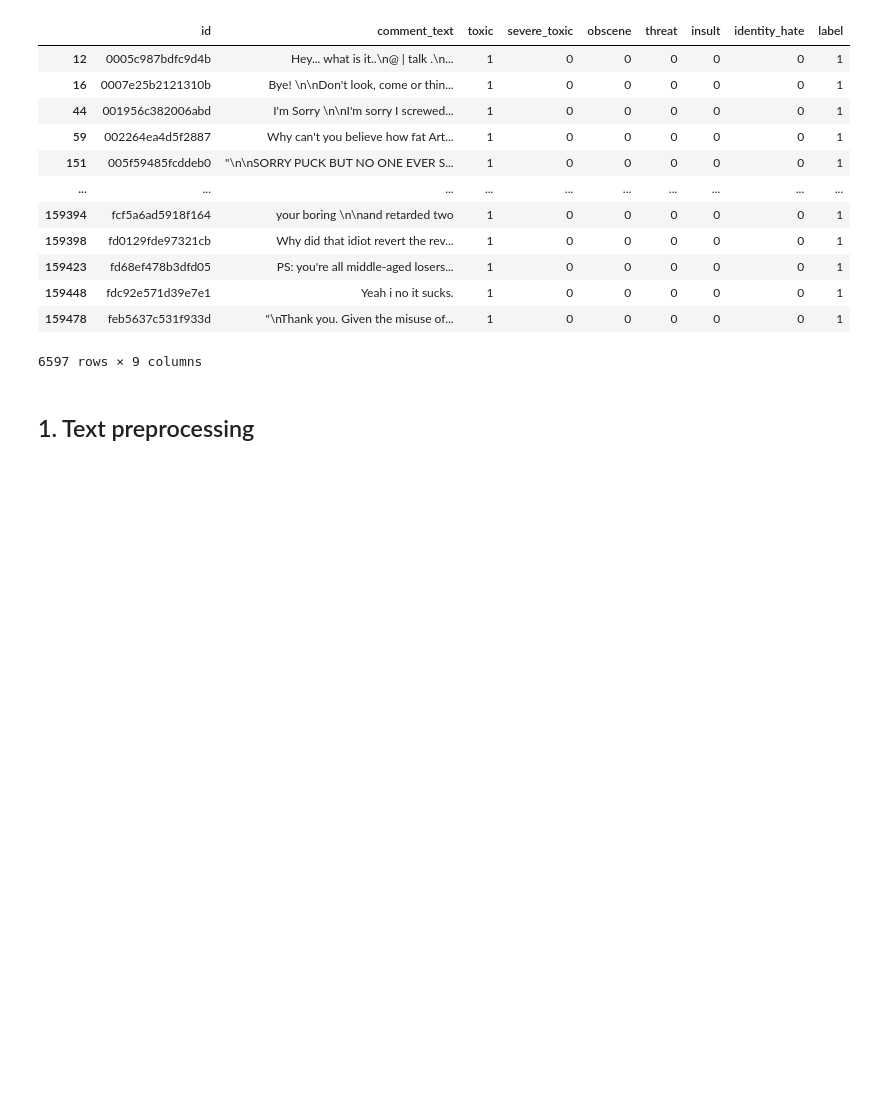
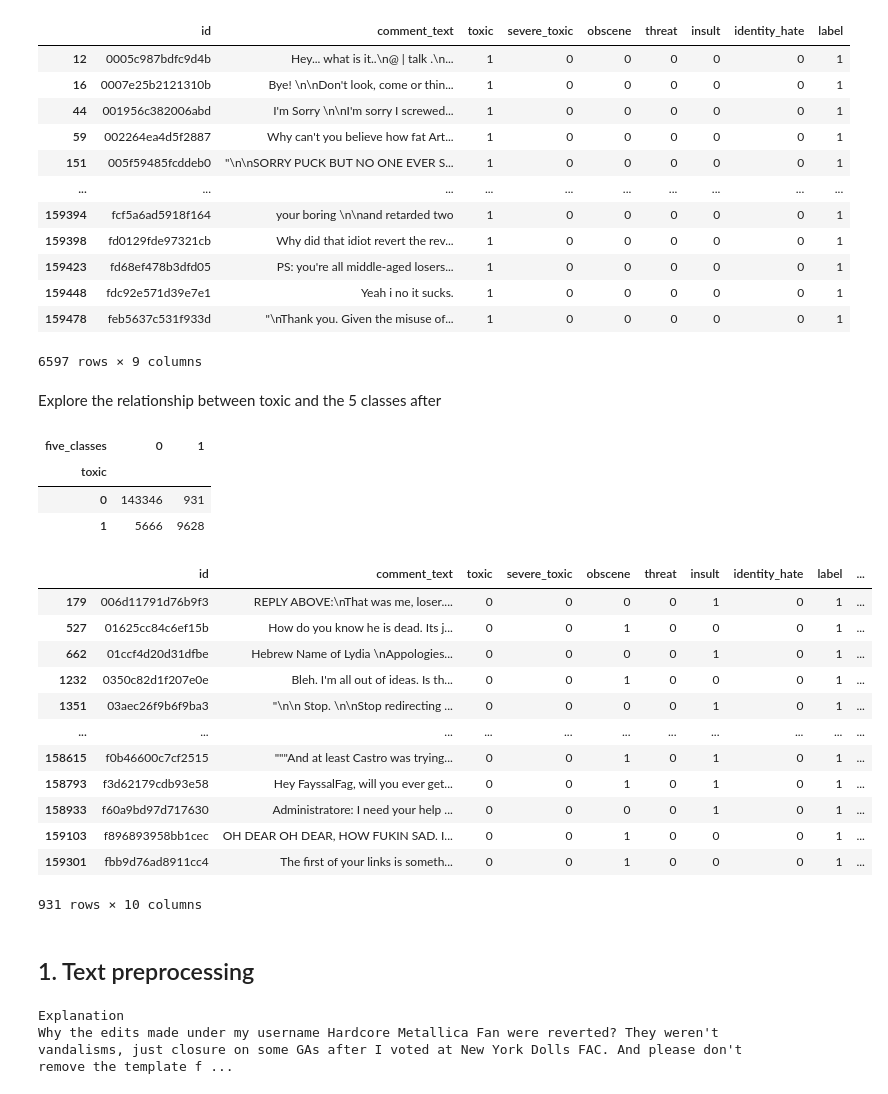
Before and after one commit to SiciliaLeco/IT3011-Toxic-comments, a Jupyter notebook: gp1.ipynb, the cells around one changed output. Cells and saved outputs as stored; diff of their text form; code cells hidden in the pictures; blank space fills up the shorter version.

```diff
--- a/gp1.ipynb
+++ b/gp1.ipynb
@@ -123,5 +130,43 @@ train[train['toxic']==1 & (train['severe_toxic']==0) & (train['obscene']==0) & (
 | 159448 | fdc92e571d39e7e1 | Yeah i no it sucks. | 1 | 0 | 0 | 0 | 0 | 0 | 1 |
 | 159478 | feb5637c531f933d | "\nThank you. Given the misuse of... | 1 | 0 | 0 | 0 | 0 | 0 | 1 |
 6597 rows × 9 columns
+# %% [markdown]
+Explore the relationship between toxic and the 5 classes after
+# %%
+train['five_classes']=train.apply(lambda row: 0 if row['severe_toxic']==0 and row['obscene']== 0 and row['threat']==0 and row['insult']==0 and row['identity_hate']==0 else 1, axis=1)
+#train[:30]
+crosstab = pd.crosstab(train.toxic, train.five_classes)
+crosstab
+# %% [output]
+| five_classes | 0 | 1 |
+| toxic |  |  |
+| 0 | 143346 | 931 |
+| 1 | 5666 | 9628 |
+# %%
+train[(train['toxic']==0) & (train['five_classes']==1)]
+# %% [output]
+|  | id | comment_text | toxic | severe_toxic | obscene | threat | insult | identity_hate | label | ... |
+| 179 | 006d11791d76b9f3 | REPLY ABOVE:\nThat was me, loser.... | 0 | 0 | 0 | 0 | 1 | 0 | 1 | ... |
+| 527 | 01625cc84c6ef15b | How do you know he is dead. Its j... | 0 | 0 | 1 | 0 | 0 | 0 | 1 | ... |
+| 662 | 01ccf4d20d31dfbe | Hebrew Name of Lydia \nAppologies... | 0 | 0 | 0 | 0 | 1 | 0 | 1 | ... |
+| 1232 | 0350c82d1f207e0e | Bleh. I'm all out of ideas. Is th... | 0 | 0 | 1 | 0 | 0 | 0 | 1 | ... |
+| 1351 | 03aec26f9b6f9ba3 | "\n\n Stop. \n\nStop redirecting ... | 0 | 0 | 0 | 0 | 1 | 0 | 1 | ... |
+| ... | ... | ... | ... | ... | ... | ... | ... | ... | ... | ... |
+| 158615 | f0b46600c7cf2515 | """And at least Castro was trying... | 0 | 0 | 1 | 0 | 1 | 0 | 1 | ... |
+| 158793 | f3d62179cdb93e58 | Hey FayssalFag, will you ever get... | 0 | 0 | 1 | 0 | 1 | 0 | 1 | ... |
+| 158933 | f60a9bd97d717630 | Administratore: I need your help ... | 0 | 0 | 0 | 0 | 1 | 0 | 1 | ... |
+| 159103 | f896893958bb1cec | OH DEAR OH DEAR, HOW FUKIN SAD. I... | 0 | 0 | 1 | 0 | 0 | 0 | 1 | ... |
+| 159301 | fbb9d76ad8911cc4 | The first of your links is someth... | 0 | 0 | 1 | 0 | 0 | 0 | 1 | ... |
+931 rows × 10 columns
 # %% [markdown]
 ## 1. Text preprocessing
+# %%
+
+#pd.set_option('display.max_colwidth', None)
+pd.reset_option('display.max_colwidth')
+
+line = train.iloc[0]['comment_text']
+print(line)
+# %% [output]
+Explanation
+Why the edits made under my username Hardcore Metallica Fan were reverted? They weren't vandalisms, just closure on some GAs after I voted at New York Dolls FAC. And please don't remove the template f ...
```
Also changed, not shown: parts of 14 cells of this notebook, 11 other files.
